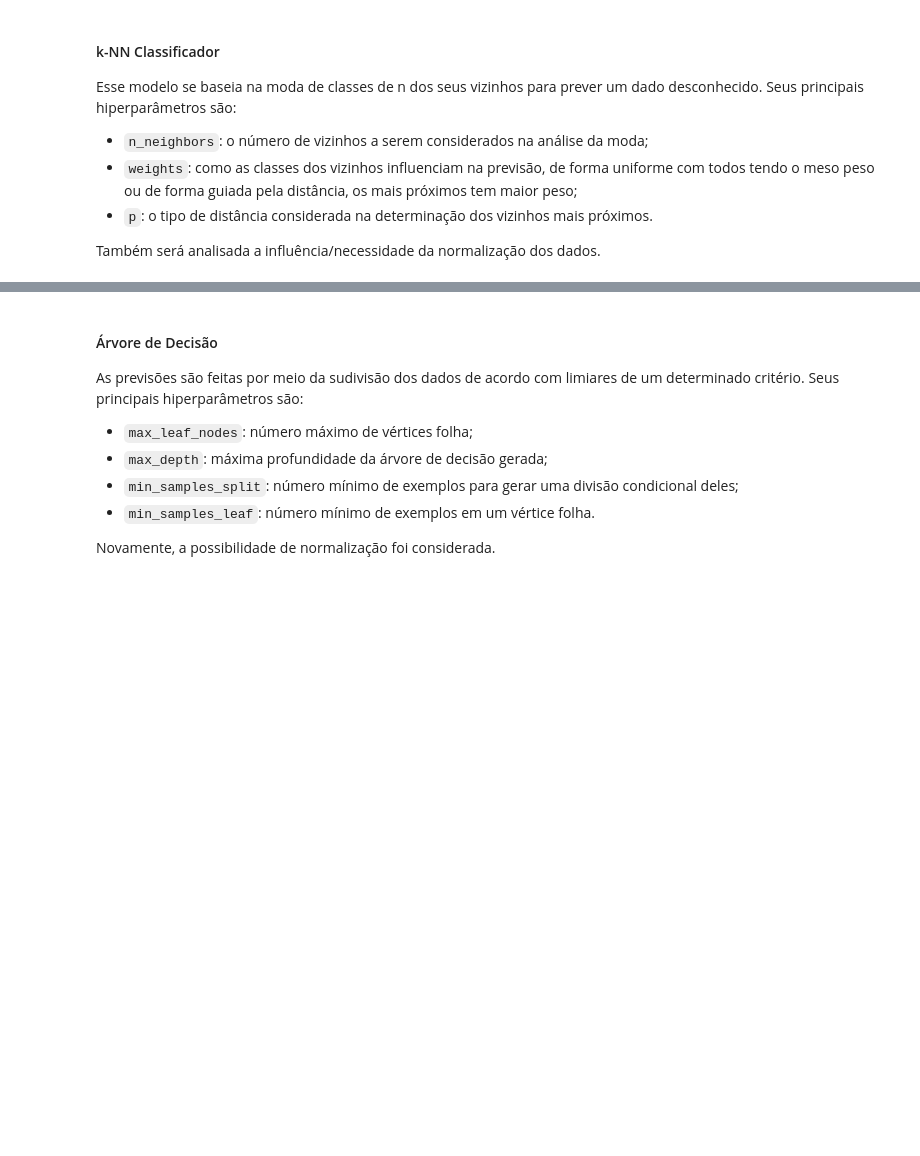
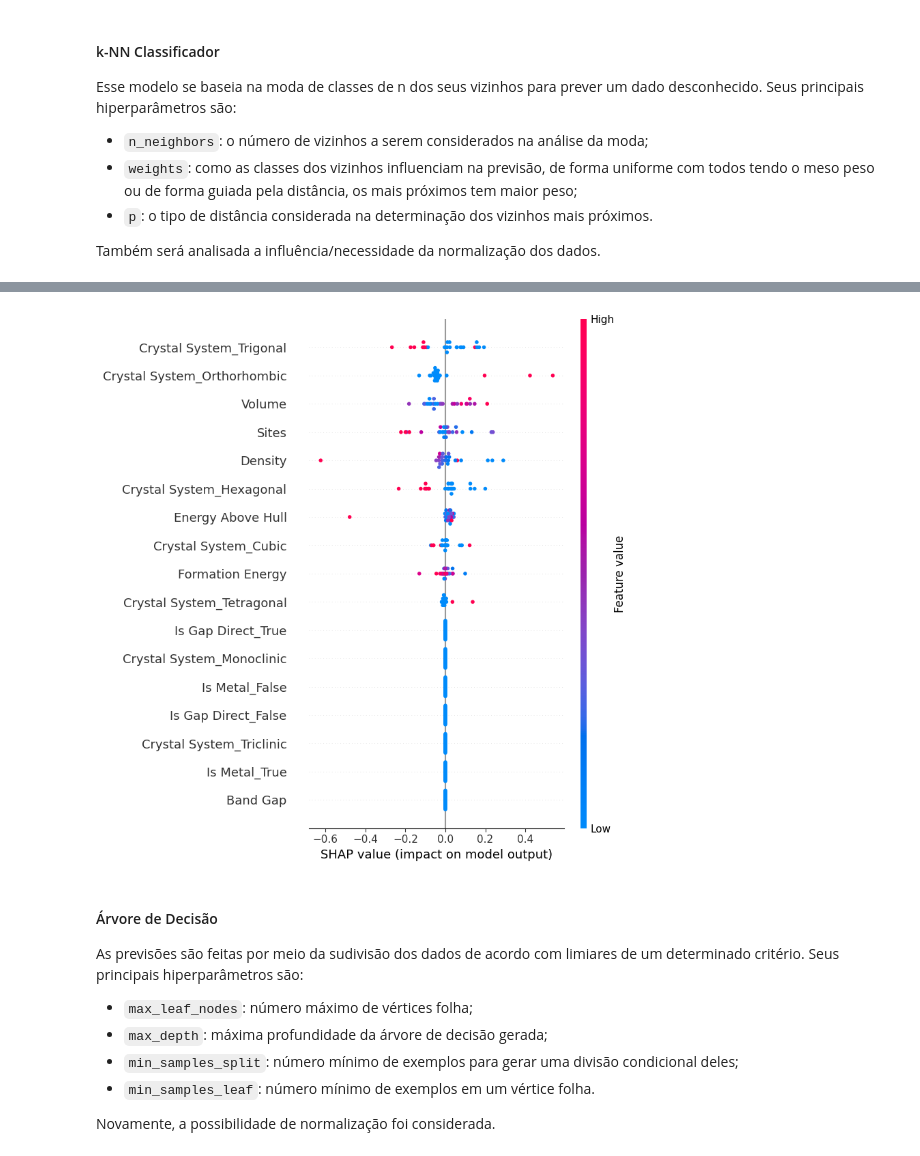
Before and after one commit to LiliaGavazza/Projeto-Machine-Learning, a Jupyter notebook: Teste_modelos.ipynb, the cells around one changed output, grey strips where cells are left out. Cells and saved outputs as stored; diff of their text form; code cells hidden in the pictures; blank space fills up the shorter version.

Commit message:
adição SHAP

```diff
--- a/Teste_modelos.ipynb
+++ b/Teste_modelos.ipynb
@@ -218,3 +273,27 @@ Acurácia - kNN: 0.8282828282828283
+# %%
+# 1. Acessar o OHE dentro do ColumnTransformer
+ohe = modelo_kNN.named_steps['pre'].named_transformers_['cat']
+
+# 2. Recuperar nomes das colunas expandidas
+categorical_feature_names = ohe.get_feature_names_out(categorical_cols)
+feature_names = np.concatenate([numerical_cols, categorical_feature_names])
+
+# 3. Transformar dados de teste (usando o mesmo preprocessador)
+X_teste_transformado = modelo_kNN.named_steps['pre'].transform(X_teste)
+
+# 4. Extrair modelo final (KNN)
+modelo_final = modelo_kNN.named_steps['kNN']
+
+# 5. Criar o explainer SHAP
+explainer = shap.Explainer(modelo_final.predict, X_teste_transformado, algorithm="permutation")
+
+# 6. Calcular valores SHAP
+shap_values = explainer(X_teste_transformado)
+
+# 7. Visualizar resultados
+shap.summary_plot(shap_values, features=X_teste_transformado, feature_names=feature_names)
+# %% [output]
+[figure, added]
 # %% [markdown]
 #### Árvore de Decisão
 As previsões são feitas por meio da sudivisão dos dados de acordo com limiares de um determinado critério. Seus principais hiperparâmetros são:
```
Also changed, not shown: parts of 25 cells of this notebook, 17 other files.
